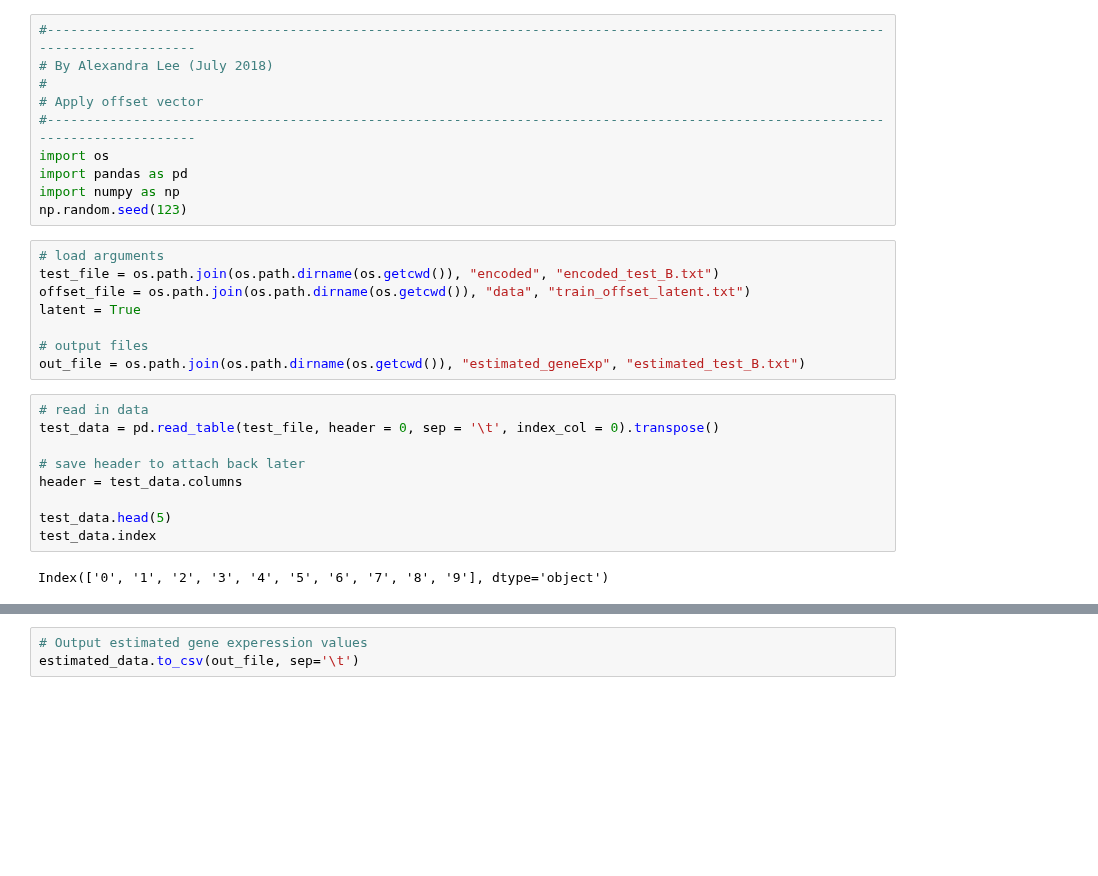
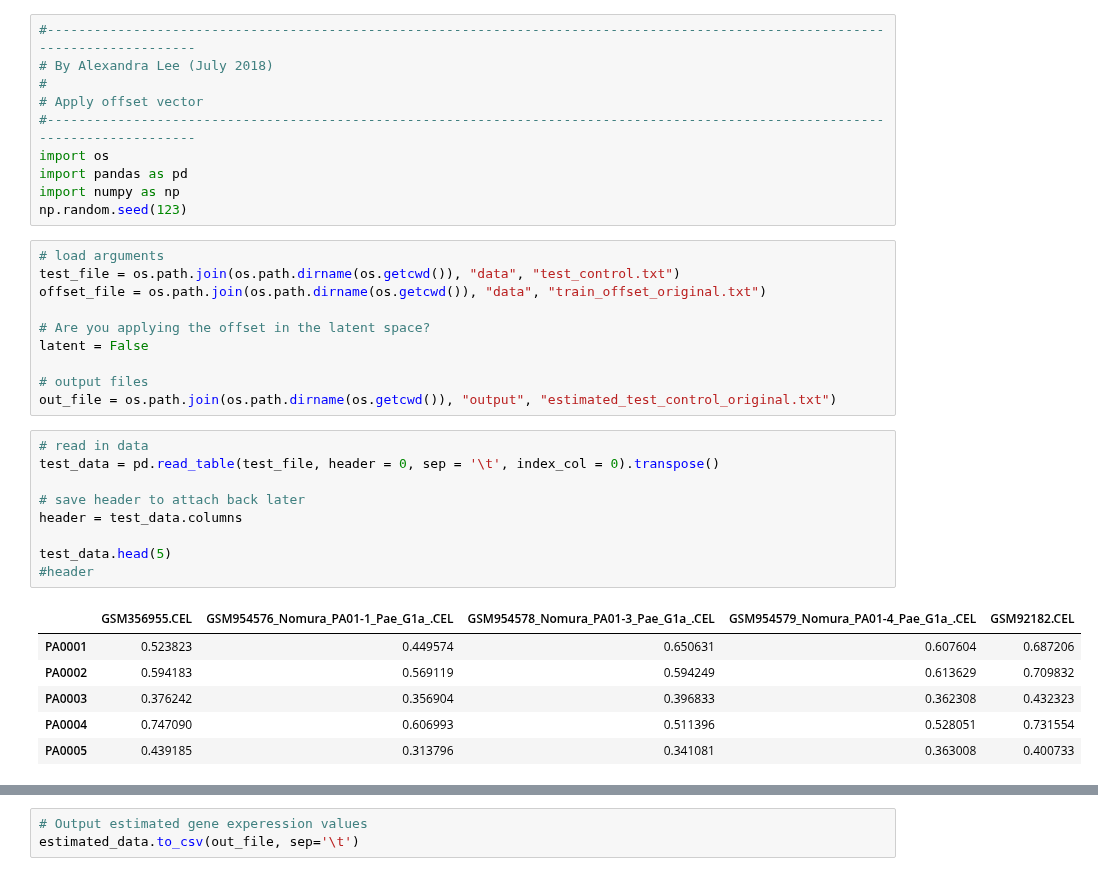
Before and after one commit to greenelab/Pseudomonas_latent_spaces, a Jupyter notebook: scripts/apply_offset.ipynb, the cells around one changed output, grey strips where cells are left out. Cells and saved outputs as stored; diff of their text form; blank space fills up the shorter version.

```diff
--- a/scripts/apply_offset.ipynb
+++ b/scripts/apply_offset.ipynb
@@ -10,22 +10,29 @@ import numpy as np
 np.random.seed(123)
 # %%
 # load arguments
-test_file = os.path.join(os.path.dirname(os.getcwd()), "encoded", "encoded_test_B.txt")
-offset_file = os.path.join(os.path.dirname(os.getcwd()), "data", "train_offset_latent.txt")
-latent = True
+test_file = os.path.join(os.path.dirname(os.getcwd()), "data", "test_control.txt")
+offset_file = os.path.join(os.path.dirname(os.getcwd()), "data", "train_offset_original.txt")
+
+# Are you applying the offset in the latent space?
+latent = False
 
 # output files
-out_file = os.path.join(os.path.dirname(os.getcwd()), "estimated_geneExp", "estimated_test_B.txt")
+out_file = os.path.join(os.path.dirname(os.getcwd()), "output", "estimated_test_control_original.txt")
 # %%
 # read in data
 test_data = pd.read_table(test_file, header = 0, sep = '\t', index_col = 0).transpose()
 
 # save header to attach back later
 header = test_data.columns
 
 test_data.head(5)
-test_data.index
+#header
 # %% [output]
-Index(['0', '1', '2', '3', '4', '5', '6', '7', '8', '9'], dtype='object')
+|  | GSM356955.CEL | GSM954576_Nomura_PA01-1_Pae_G1a_.CEL | GSM954578_Nomura_PA01-3_Pae_G1a_.CEL | GSM954579_Nomura_PA01-4_Pae_G1a_.CEL | GSM92182.CEL |
+| PA0001 | 0.523823 | 0.449574 | 0.650631 | 0.607604 | 0.687206 |
+| PA0002 | 0.594183 | 0.569119 | 0.594249 | 0.613629 | 0.709832 |
+| PA0003 | 0.376242 | 0.356904 | 0.396833 | 0.362308 | 0.432323 |
+| PA0004 | 0.747090 | 0.606993 | 0.511396 | 0.528051 | 0.731554 |
+| PA0005 | 0.439185 | 0.313796 | 0.341081 | 0.363008 | 0.400733 |
 # %%
 # read offset
```
Also changed, not shown: parts of 3 cells of this notebook, 4 other files.
